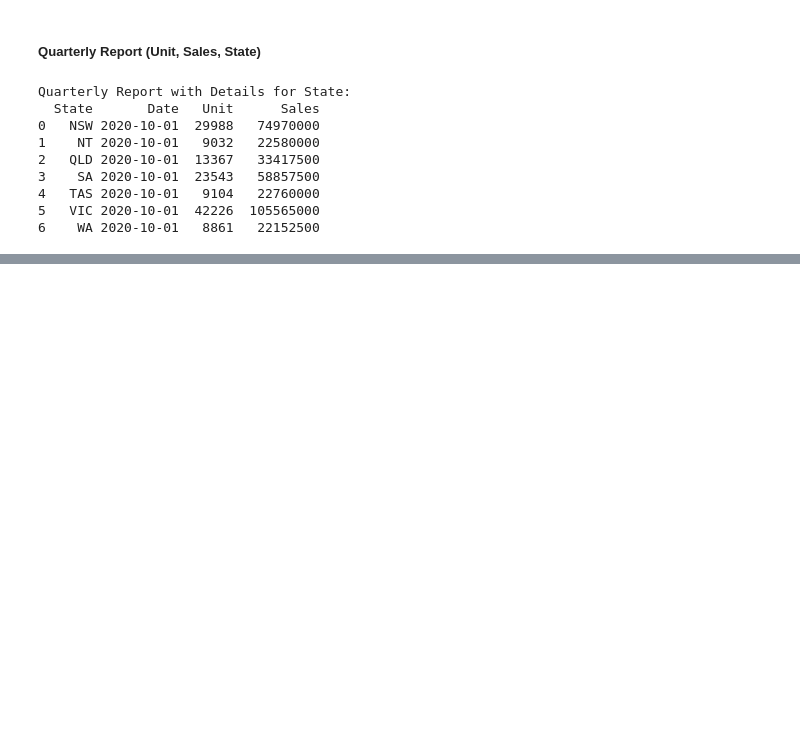
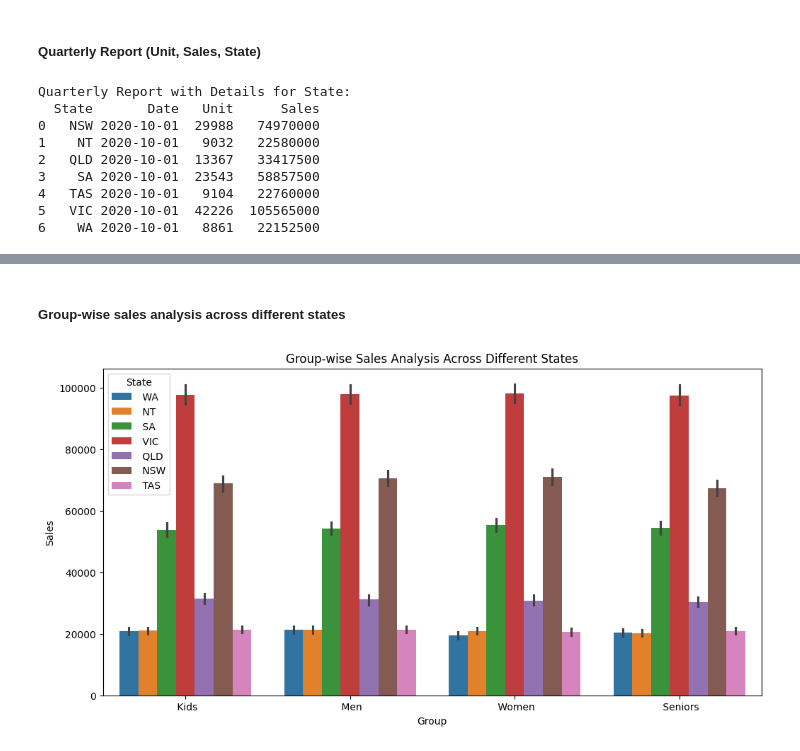
Before and after one commit to fabianfelix/IIT-Applied-DS, a Jupyter notebook: analysis/Sales_Analysis.ipynb, the cells around one changed output, grey strips where cells are left out. Drawn from its saved outputs; the diff is of its cells as text; code cells hidden in the pictures; blank space fills up the shorter version.

```diff
--- a/analysis/Sales_Analysis.ipynb
+++ b/analysis/Sales_Analysis.ipynb
@@ -475,0 +495,9 @@ Quarterly Report with Details for State:
+# %% [markdown]
+##### Group-wise sales analysis across different states
+# %%
+plt.figure(figsize=(12, 6))
+sns.barplot(x='Group', y='Sales', data=df, hue='State')
+plt.title('Group-wise Sales Analysis Across Different States')
+plt.show()
+# %% [output]
+[figure, added]
```
Also changed, not shown: parts of 12 cells of this notebook.
